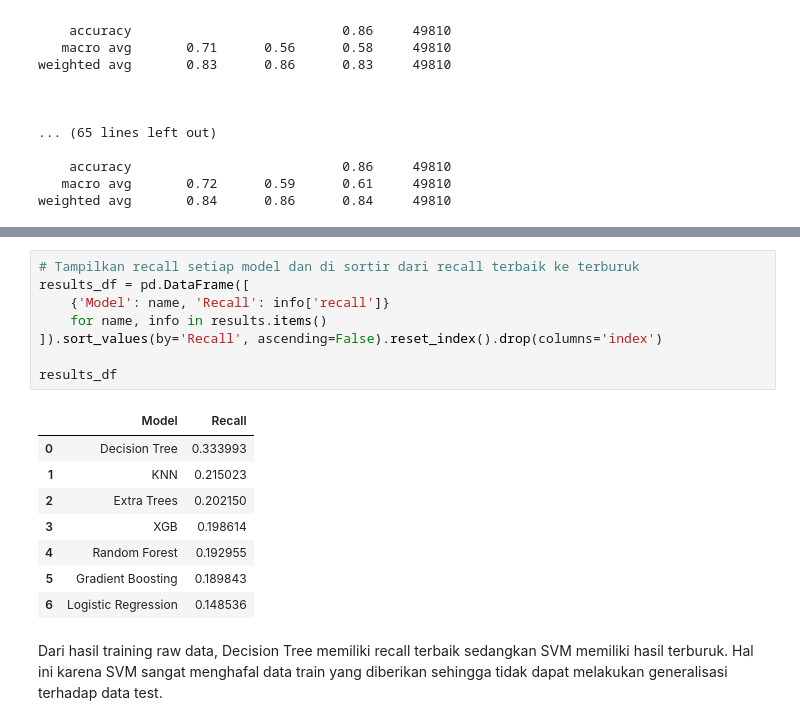
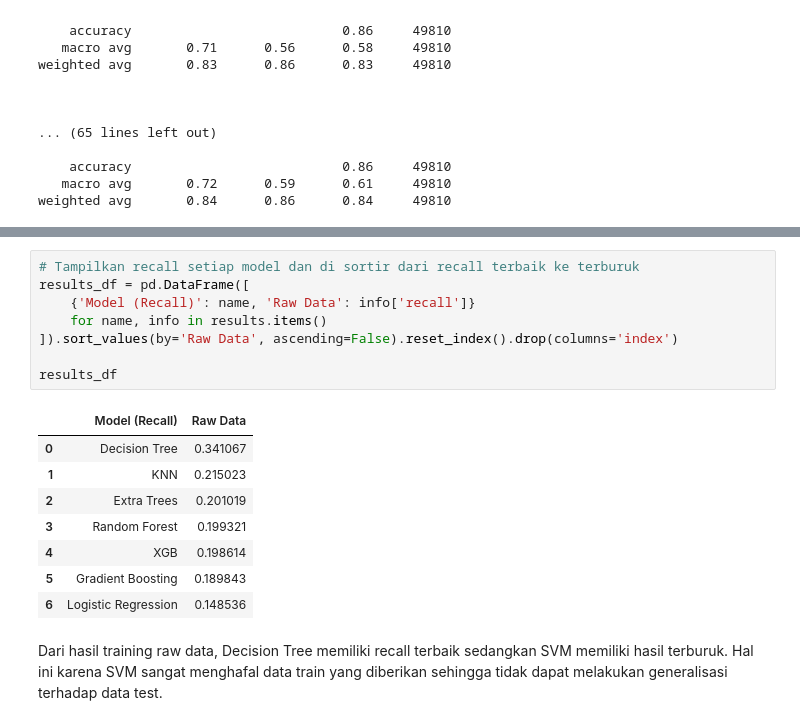
Before and after one commit to FaradayB/Hacktiv8-Assignments, a Jupyter notebook: Mini Project 2/mini_project_2_FaradayBarrFatahillah.ipynb, the cells around one changed output, grey strips where cells are left out. Saved outputs shown, nothing was run; the diff lists cells and outputs as text.

```diff
--- a/Mini Project 2/mini_project_2_FaradayBarrFatahillah.ipynb
+++ b/Mini Project 2/mini_project_2_FaradayBarrFatahillah.ipynb
@@ -482,18 +483,18 @@ Recall: 0.3340
 # %%
 # Tampilkan recall setiap model dan di sortir dari recall terbaik ke terburuk
 results_df = pd.DataFrame([
-    {'Model': name, 'Recall': info['recall']}
+    {'Model (Recall)': name, 'Raw Data': info['recall']}
     for name, info in results.items()
-]).sort_values(by='Recall', ascending=False).reset_index().drop(columns='index')
+]).sort_values(by='Raw Data', ascending=False).reset_index().drop(columns='index')
 
 results_df
 # %% [output]
-|  | Model | Recall |
-| 0 | Decision Tree | 0.333993 |
+|  | Model (Recall) | Raw Data |
+| 0 | Decision Tree | 0.341067 |
 | 1 | KNN | 0.215023 |
-| 2 | Extra Trees | 0.202150 |
-| 3 | XGB | 0.198614 |
-| 4 | Random Forest | 0.192955 |
+| 2 | Extra Trees | 0.201019 |
+| 3 | Random Forest | 0.199321 |
+| 4 | XGB | 0.198614 |
 | 5 | Gradient Boosting | 0.189843 |
 | 6 | Logistic Regression | 0.148536 |
 # %% [markdown]
```
Also changed, not shown: parts of 11 cells of this notebook.
